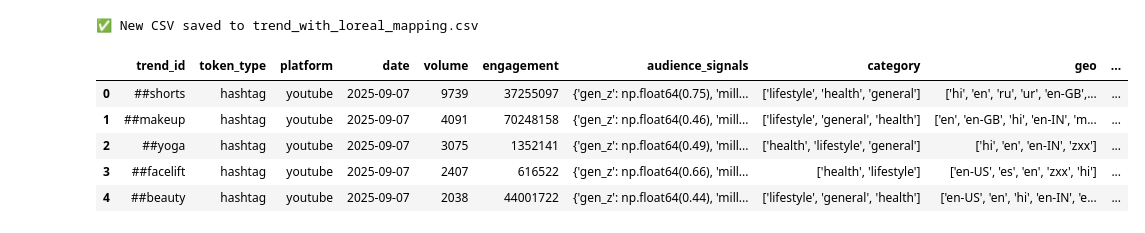
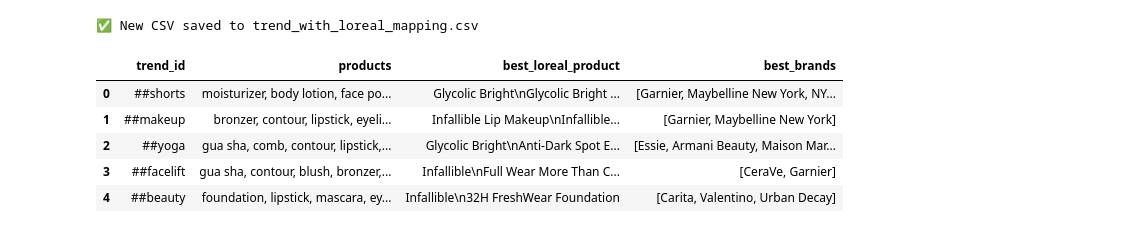
Before and after one commit to lichee03/Loreal-Competition-Born-to-Win, a Jupyter notebook: app/trendAnalysis/extract_product.ipynb, the cells around one changed output. Cells and saved outputs as stored; diff of their text form; code cells hidden in the pictures.

```diff
--- a/app/trendAnalysis/extract_product.ipynb
+++ b/app/trendAnalysis/extract_product.ipynb
@@ -55,19 +57,25 @@ df['clean_text'].head(5)
 | 4 | full face of merit beauty featuri... |
 dtype: object
 # %%
-nltk.download('punkt')
-nltk.download('stopwords')
+nltk.download('punkt')        # for word_tokenize
+nltk.download('stopwords')    # for stopwords
 nltk.download('punkt_tab')
 
 stop_words = set(stopwords.words('english'))
 
 def preprocess_text(text):
-    tokens = word_tokenize(text.lower())
+    tokens = word_tokenize(text.lower())  # tokenize
     tokens = [t for t in tokens if t.isalpha() and t not in stop_words]
     return " ".join(tokens)
 
-df['clean_text'] = df['text'].apply(preprocess_text)
-df.head()
+# Combine columns and clean
+df['clean_text'] = (
+    df['title'].fillna('') + ' ' +
+    df['description'].fillna('') + ' ' +
+    df['tags'].fillna('')
+).apply(preprocess_text)
+
+df['clean_text'].head()
 # %% [output]
 [nltk_data] Downloading package punkt to /root/nltk_data...
 [nltk_data]   Package punkt is already up-to-date!
@@ -162,6 +92,0 @@ beauty_products = [
-# %%
-def extract_products_keyword(text, product_list):
-    return [p for p in product_list if p in text]
-
-# Apply to CSV
-df['products'] = df['clean_text'].apply(lambda x: extract_products_keyword(x, beauty_products))
@@ -167,0 +254,8 @@ df['products'] = df['clean_text'].apply(lambda x: extract_products_keyword(x, be
+# %%
+nlp2 = spacy.load("beauty_ner_model")
+
+text = "washday deep conditioning like lipstick dancing shower shorts washday deepconditioning"
+doc = nlp2(text)
+
+for ent in doc.ents:
+    print(ent.text, ent.label_)
@@ -360,11 +477,11 @@ print(f"✅ New CSV saved to {output_path}")
 # %% [output]
 ✅ New CSV saved to trend_with_loreal_mapping.csv
 # %%
-df.head(5)
+df[['trend_id', 'products', 'best_loreal_product', 'best_brands']].head(5)
 # %% [output]
-|  | trend_id | token_type | platform | date | volume | engagement | audience_signals | category | geo | ... |
-| 0 | ##shorts | hashtag | youtube | 2025-09-07 | 9739 | 37255097 | {'gen_z': np.float64(0.75), 'mill... | ['lifestyle', 'health', 'general'] | ['hi', 'en', 'ru', 'ur', 'en-GB',... | ... |
-| 1 | ##makeup | hashtag | youtube | 2025-09-07 | 4091 | 70248158 | {'gen_z': np.float64(0.46), 'mill... | ['lifestyle', 'general', 'health'] | ['en', 'en-GB', 'hi', 'en-IN', 'm... | ... |
-| 2 | ##yoga | hashtag | youtube | 2025-09-07 | 3075 | 1352141 | {'gen_z': np.float64(0.49), 'mill... | ['health', 'lifestyle', 'general'] | ['hi', 'en', 'en-IN', 'zxx'] | ... |
-| 3 | ##facelift | hashtag | youtube | 2025-09-07 | 2407 | 616522 | {'gen_z': np.float64(0.66), 'mill... | ['health', 'lifestyle'] | ['en-US', 'es', 'en', 'zxx', 'hi'] | ... |
-| 4 | ##beauty | hashtag | youtube | 2025-09-07 | 2038 | 44001722 | {'gen_z': np.float64(0.44), 'mill... | ['lifestyle', 'general', 'health'] | ['en-US', 'en', 'hi', 'en-IN', 'e... | ... |
+|  | trend_id | products | best_loreal_product | best_brands |
+| 0 | ##shorts | moisturizer, body lotion, face po... | Glycolic Bright\nGlycolic Bright ... | [Garnier, Maybelline New York, NY... |
+| 1 | ##makeup | bronzer, contour, lipstick, eyeli... | Infallible Lip Makeup\nInfallible... | [Garnier, Maybelline New York] |
+| 2 | ##yoga | gua sha, comb, contour, lipstick,... | Glycolic Bright\nAnti-Dark Spot E... | [Essie, Armani Beauty, Maison Mar... |
+| 3 | ##facelift | gua sha, contour, blush, bronzer,... | Infallible\nFull Wear More Than C... | [CeraVe, Garnier] |
+| 4 | ##beauty | foundation, lipstick, mascara, ey... | Infallible\n32H FreshWear Foundation | [Carita, Valentino, Urban Decay] |
```
Also changed, not shown: parts of 13 cells of this notebook, 2 other files.
